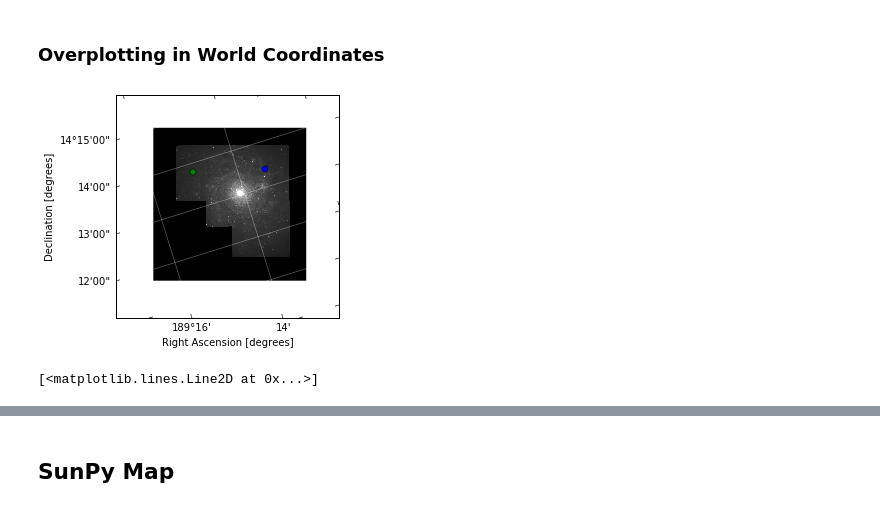
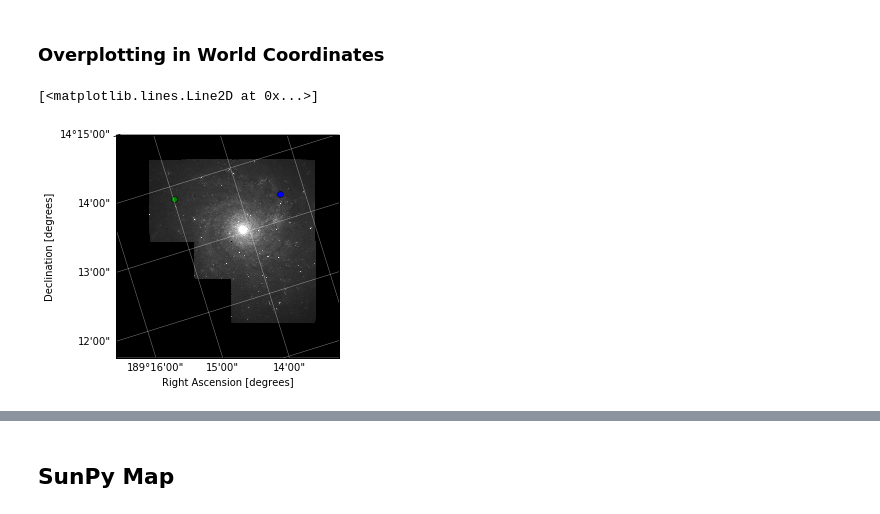
Before and after one commit to OpenAstronomy/workshop_sunpy_astropy, a Jupyter notebook: xx-astroimage/Astro_Images.ipynb, the cells around one changed output, grey strips where cells are left out. Drawn from its saved outputs; the diff is of its cells as text; code cells hidden in the pictures.

```diff
--- a/xx-astroimage/Astro_Images.ipynb
+++ b/xx-astroimage/Astro_Images.ipynb
@@ -218,14 +235,17 @@ ax.plot(3000, 3000, 'o')
 ### Overplotting in World Coordinates
 # %%
 ax = plt.subplot(111, projection=wcs)
+
 ax.imshow(hdulist[0].data, cmap='gray', vmax=1000, interpolation=None, origin='lower')
 ax.set_xlabel("Right Ascension [degrees]")
 ax.set_ylabel("Declination [degrees]")
 ax.coords.grid(color='white', alpha=0.5, linestyle='solid')
 
+ax.set_autoscale_on(False)
+
 ax.plot(3000, 3000, 'o')
 # Overplot in FK5 in Degrees
 ax.plot(189.25, 14.23, 'o', transform=ax.get_transform('world'))
 # %% [output]
+[<matplotlib.lines.Line2D at 0x...>]
-[figure, old version]
+[figure, new version]
-[<matplotlib.lines.Line2D at 0x...>]
```
Also changed, not shown: parts of 11 cells of this notebook.
